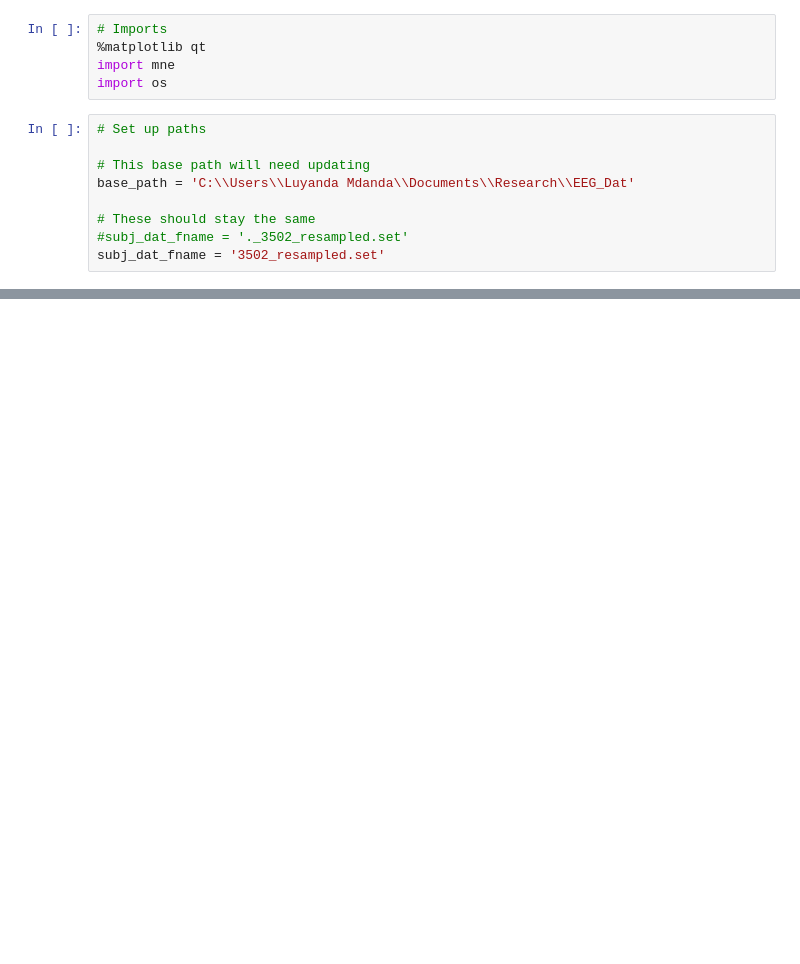
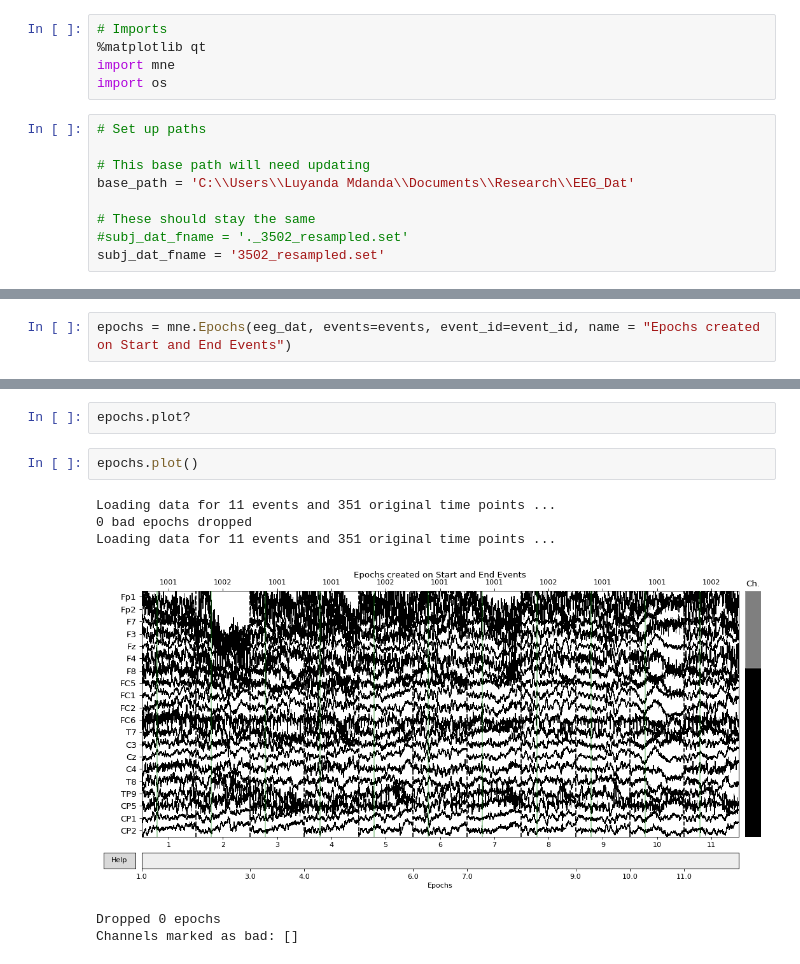
Before and after one commit to voytekresearch/EEGMapping, a Jupyter notebook: MNE-LocalData.ipynb, the cells around one changed output, grey strips where cells are left out. Saved outputs shown, nothing was run; the diff lists cells and outputs as text; blank space fills up the shorter version.

```diff
--- a/MNE-LocalData.ipynb
+++ b/MNE-LocalData.ipynb
@@ -46,0 +94,2 @@ eeg_dat.info
+# %%
+epochs = mne.Epochs(eeg_dat, events=events, event_id=event_id, name = "Epochs created on Start and End Events")
@@ -46,0 +106,11 @@ eeg_dat.info
+# %%
+epochs.plot?
+# %%
+epochs.plot()
+# %% [output]
+Loading data for 11 events and 351 original time points ...
+0 bad epochs dropped
+Loading data for 11 events and 351 original time points ...
+[figure, added]
+Dropped 0 epochs
+Channels marked as bad: []
```
Also changed, not shown: parts of 9 cells of this notebook.
